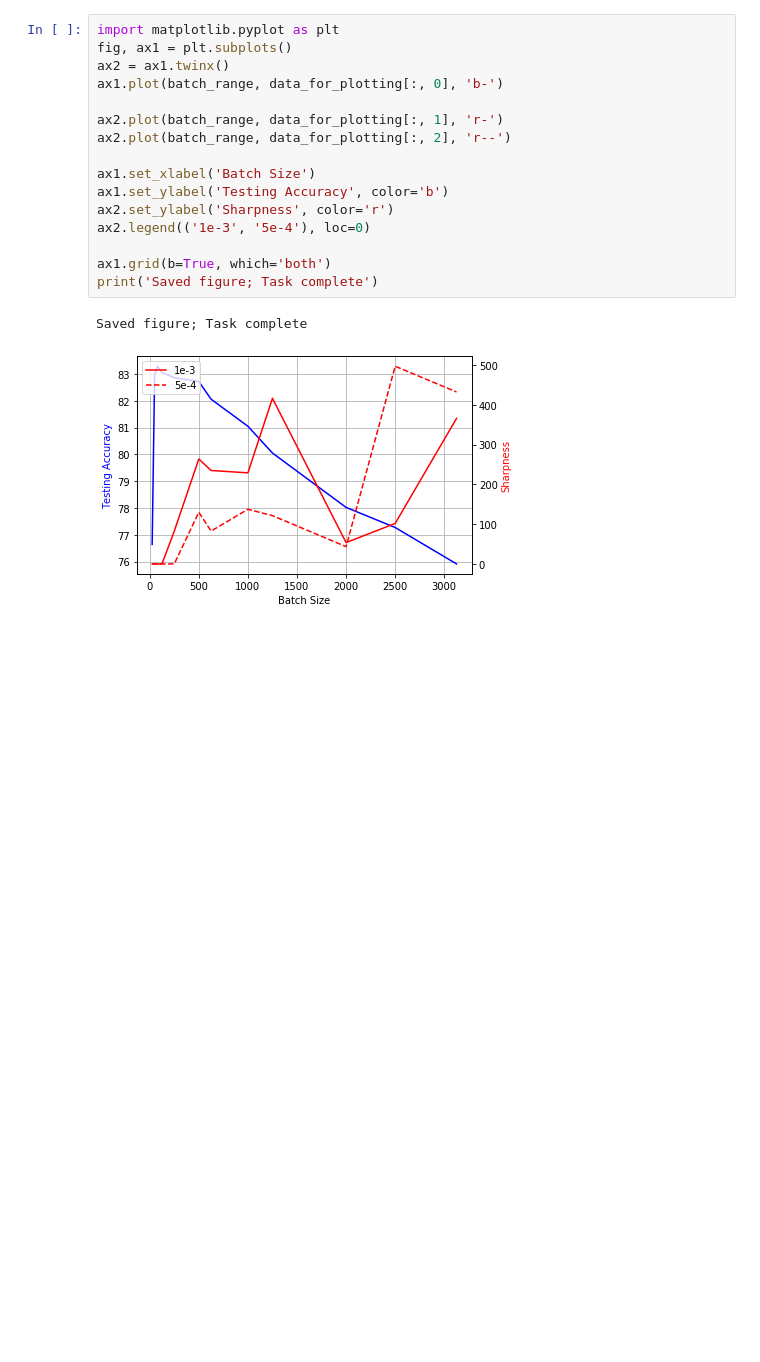
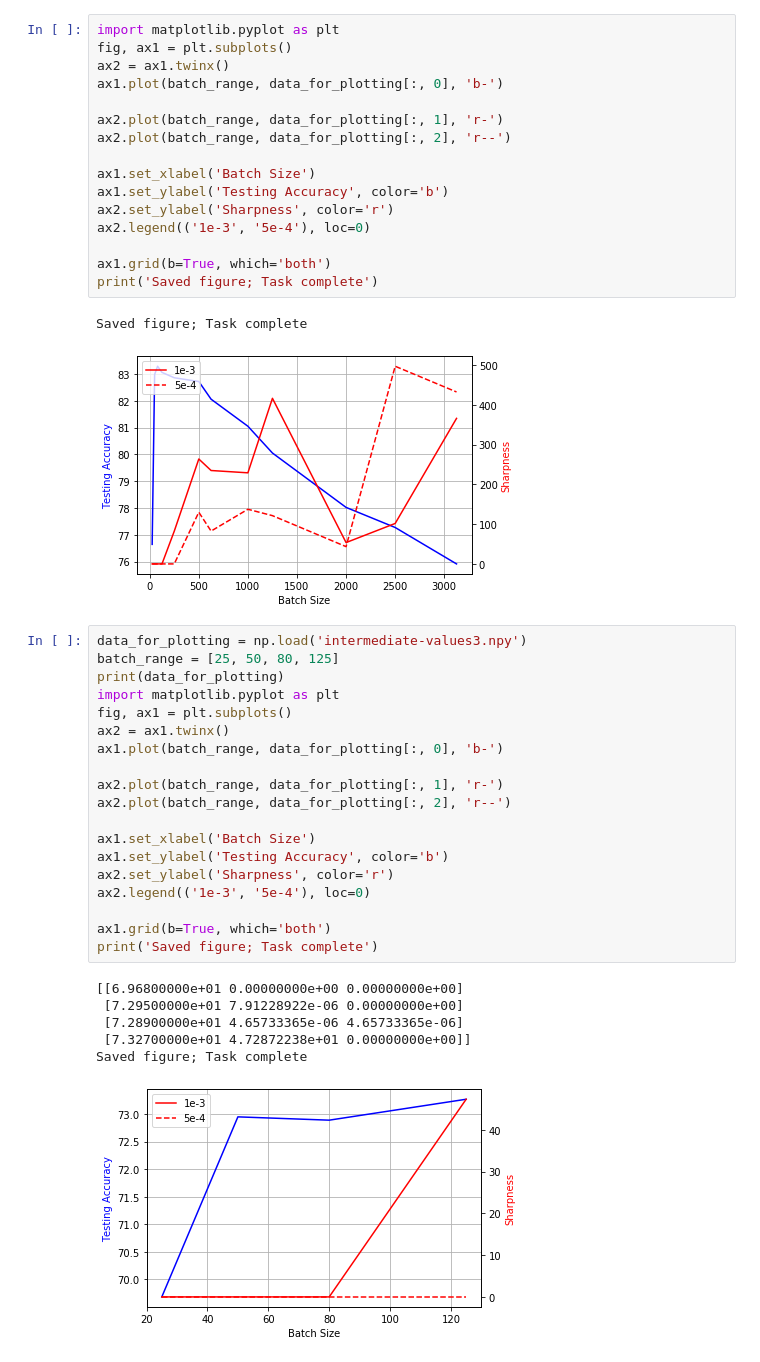
Before and after one commit to kristyelee/LBSBGenGapSharpnessResearch, a Jupyter notebook: Untitled.ipynb, the cells around one changed output. Drawn from its saved outputs; the diff is of its cells as text; blank space fills up the shorter version.

```diff
--- a/Untitled.ipynb
+++ b/Untitled.ipynb
@@ -62,3 +62,29 @@ print('Saved figure; Task complete')
 # %% [output]
 Saved figure; Task complete
 [figure]
+# %%
+data_for_plotting = np.load('intermediate-values3.npy')
+batch_range = [25, 50, 80, 125]
+print(data_for_plotting)
+import matplotlib.pyplot as plt
+fig, ax1 = plt.subplots()
+ax2 = ax1.twinx()
+ax1.plot(batch_range, data_for_plotting[:, 0], 'b-')
+
+ax2.plot(batch_range, data_for_plotting[:, 1], 'r-')
+ax2.plot(batch_range, data_for_plotting[:, 2], 'r--')
+
+ax1.set_xlabel('Batch Size')
+ax1.set_ylabel('Testing Accuracy', color='b')
+ax2.set_ylabel('Sharpness', color='r')
+ax2.legend(('1e-3', '5e-4'), loc=0)
+
+ax1.grid(b=True, which='both')
+print('Saved figure; Task complete')
+# %% [output]
+[[6.96800000e+01 0.00000000e+00 0.00000000e+00]
+ [7.29500000e+01 7.91228922e-06 0.00000000e+00]
+ [7.28900000e+01 4.65733365e-06 4.65733365e-06]
+ [7.32700000e+01 4.72872238e+01 0.00000000e+00]]
+Saved figure; Task complete
+[figure, added]
```
Also changed, not shown: 2 other files.
